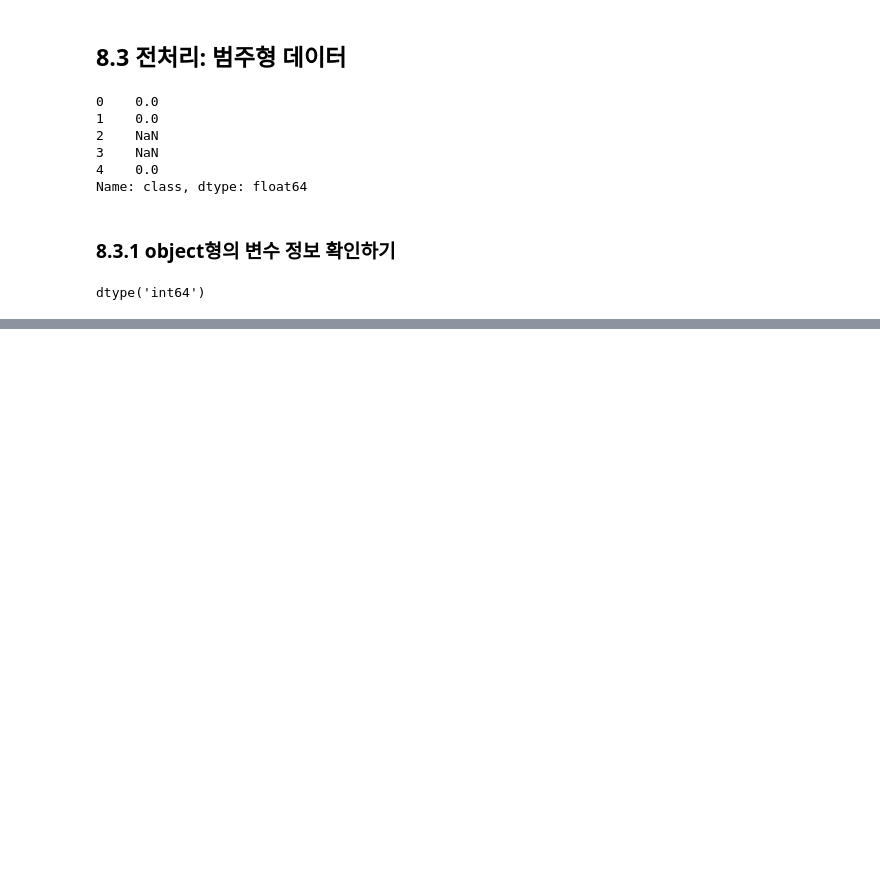
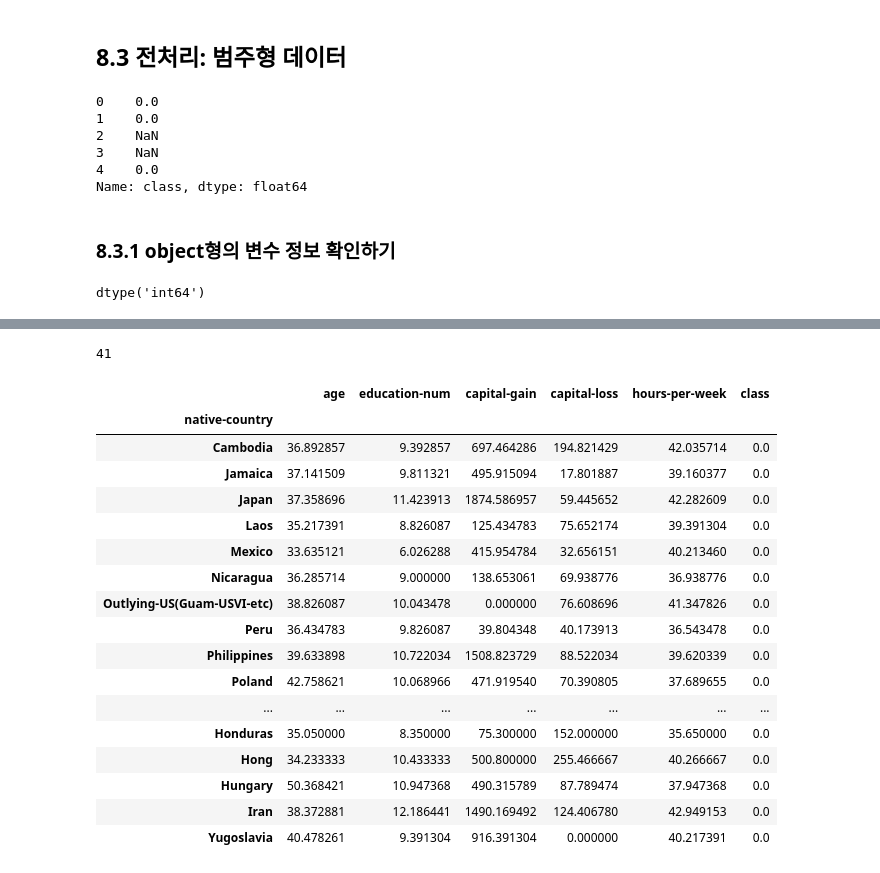
Before and after one commit to SangHui48/data_study, a Jupyter notebook: dasa_note/08_Decision Tree.ipynb, the cells around one changed output, grey strips where cells are left out. Drawn from its saved outputs; the diff is of its cells as text; code cells hidden in the pictures; blank space fills up the shorter version.

```diff
--- a/dasa_note/08_Decision Tree.ipynb
+++ b/dasa_note/08_Decision Tree.ipynb
@@ -105,0 +244,2 @@ dtype('int64')
+# %%
+data.drop('education', axis=1, inplace=True)
@@ -105,0 +288,25 @@ dtype('int64')
+# %%
+data['native-country'].nunique()
+# %% [output]
+41
+# %%
+data.groupby('native-country').mean().sort_values('class')
+# %% [output]
+|  | age | education-num | capital-gain | capital-loss | hours-per-week | class |
+| native-country |  |  |  |  |  |  |
+| Cambodia | 36.892857 | 9.392857 | 697.464286 | 194.821429 | 42.035714 | 0.0 |
+| Jamaica | 37.141509 | 9.811321 | 495.915094 | 17.801887 | 39.160377 | 0.0 |
+| Japan | 37.358696 | 11.423913 | 1874.586957 | 59.445652 | 42.282609 | 0.0 |
+| Laos | 35.217391 | 8.826087 | 125.434783 | 75.652174 | 39.391304 | 0.0 |
+| Mexico | 33.635121 | 6.026288 | 415.954784 | 32.656151 | 40.213460 | 0.0 |
+| Nicaragua | 36.285714 | 9.000000 | 138.653061 | 69.938776 | 36.938776 | 0.0 |
+| Outlying-US(Guam-USVI-etc) | 38.826087 | 10.043478 | 0.000000 | 76.608696 | 41.347826 | 0.0 |
+| Peru | 36.434783 | 9.826087 | 39.804348 | 40.173913 | 36.543478 | 0.0 |
+| Philippines | 39.633898 | 10.722034 | 1508.823729 | 88.522034 | 39.620339 | 0.0 |
+| Poland | 42.758621 | 10.068966 | 471.919540 | 70.390805 | 37.689655 | 0.0 |
+| ... | ... | ... | ... | ... | ... | ... |
+| Honduras | 35.050000 | 8.350000 | 75.300000 | 152.000000 | 35.650000 | 0.0 |
+| Hong | 34.233333 | 10.433333 | 500.800000 | 255.466667 | 40.266667 | 0.0 |
+| Hungary | 50.368421 | 10.947368 | 490.315789 | 87.789474 | 37.947368 | 0.0 |
+| Iran | 38.372881 | 12.186441 | 1490.169492 | 124.406780 | 42.949153 | 0.0 |
+| Yugoslavia | 40.478261 | 9.391304 | 916.391304 | 0.000000 | 40.217391 | 0.0 |
```
Also changed, not shown: parts of 43 cells of this notebook.
